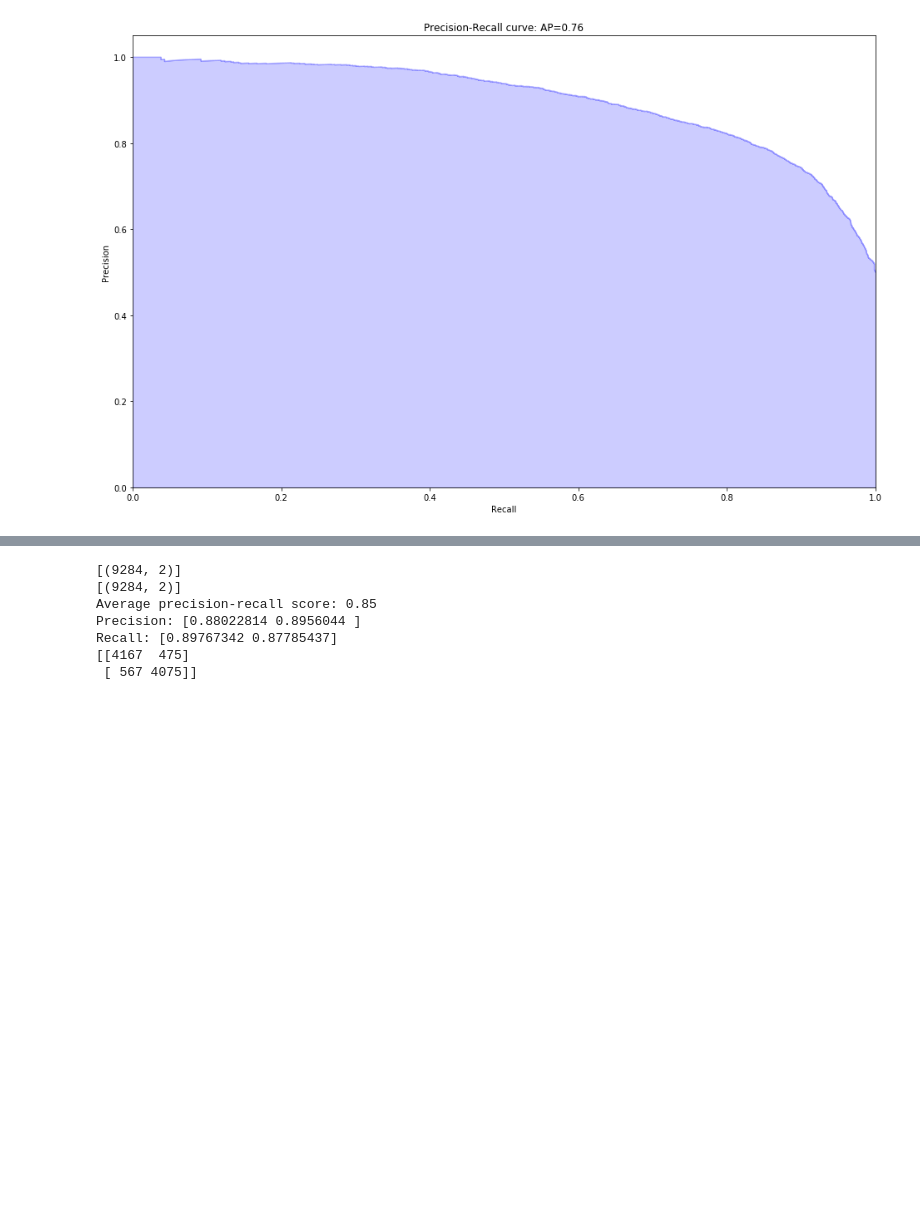
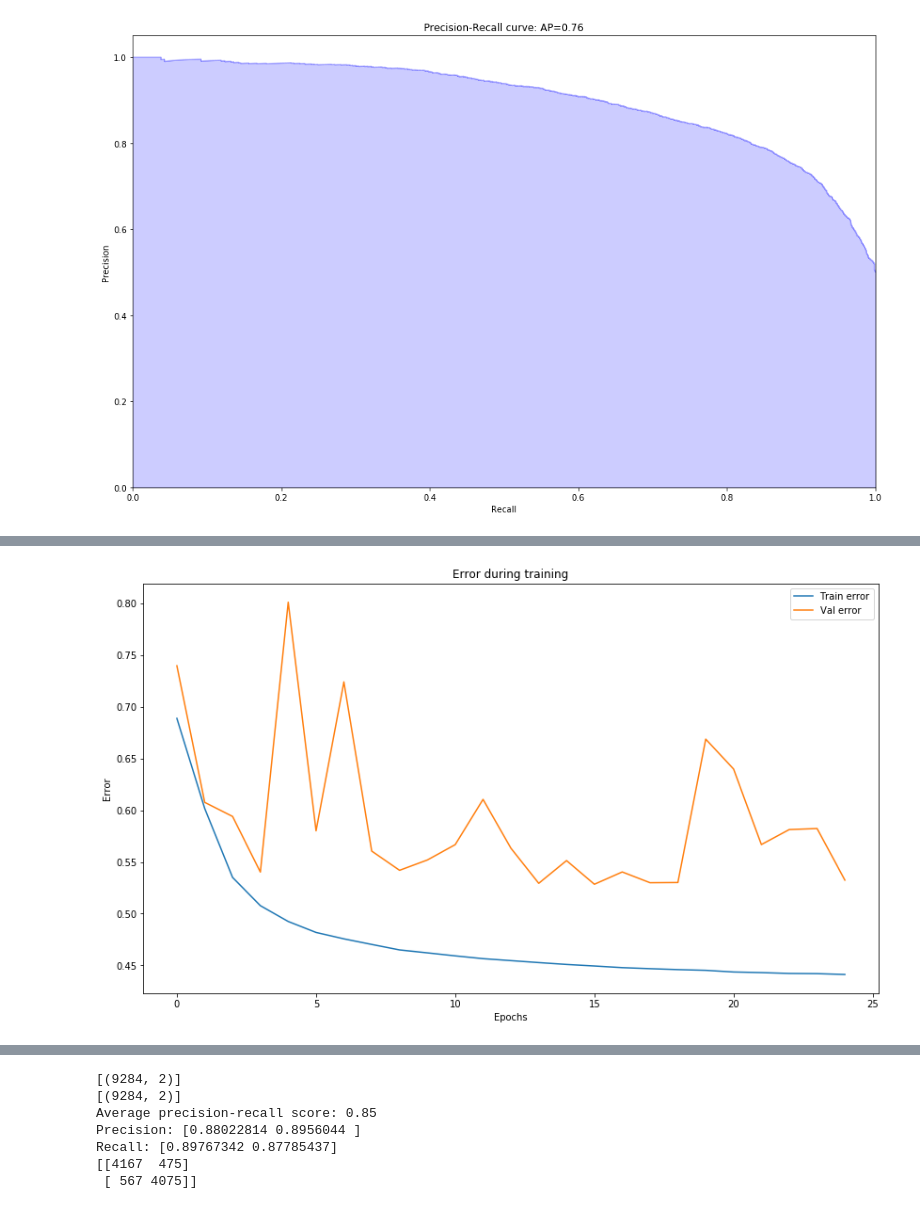
Before and after one commit to patykov/ElProcDigSinais_ProjetoFinal, a Jupyter notebook: neural_network2-basic.ipynb, the cells around one changed output, grey strips where cells are left out. Cells and saved outputs as stored; diff of their text form; code cells hidden in the pictures; blank space fills up the shorter version.

Commit message:
Running basics

```diff
--- a/neural_network2-basic.ipynb
+++ b/neural_network2-basic.ipynb
@@ -344,3 +344,31 @@ Epoch       Training Error       Validation Error       Time
+# %%
+file_path = 'nn3_basic.txt'
+
+train_error = []
+val_error = []
+
+with open(file_path, 'r') as file:
+    for line in file:
+        chk = line.replace('\n', '').split(' ')
+        chk = [c for c in chk if (c != '' and '...' not in c)]
+        train_error.append(float(chk[1]))
+        val_error.append(float(chk[2]))
+
+assert(len(val_error) == len(val_error))
+
+dots = np.arange(len(train_error))
+
+plt.figure(figsize=(14,8))
+plt.plot(dots, train_error, label='Train error')
+plt.plot(dots, val_error, label='Val error')
+plt.legend()
+
+plt.xlabel('Epochs')
+plt.ylabel('Error')
+plt.title('Error during training')
+plt.show()
+# %% [output]
+[figure, added]
 # %%
 # Getting predictions
 y_predictions = nn3.predict_proba(X_test)
```
Also changed, not shown: parts of 8 cells of this notebook, 17 other files.
